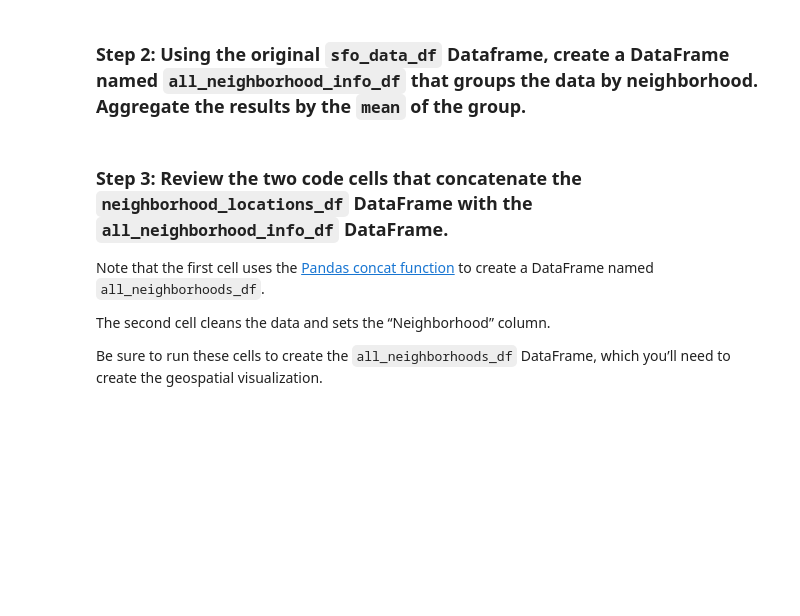
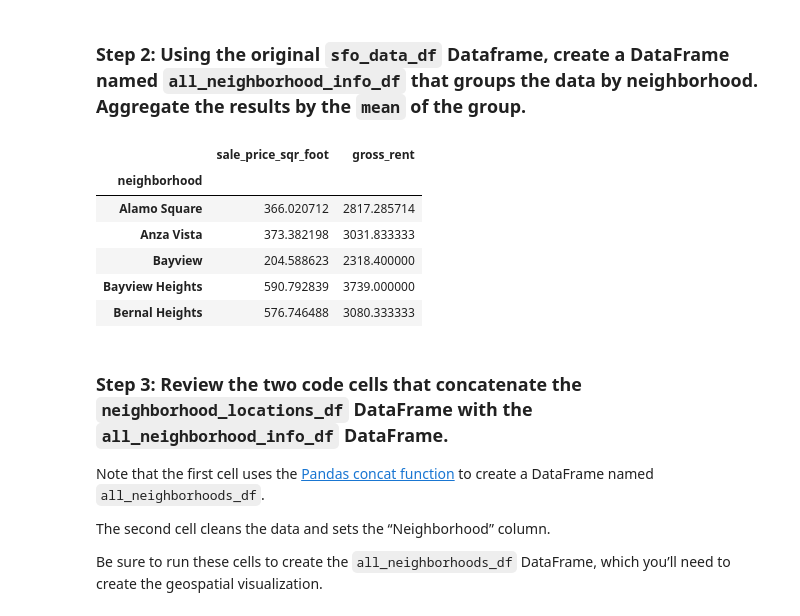
Before and after one commit to TDanner7/sf_housing_market, a Jupyter notebook: Starter_Code/san_francisco_housing.ipynb, the cells around one changed output. Saved outputs shown, nothing was run; the diff lists cells and outputs as text; code cells hidden in the pictures; blank space fills up the shorter version.

```diff
--- a/Starter_Code/san_francisco_housing.ipynb
+++ b/Starter_Code/san_francisco_housing.ipynb
@@ -430,10 +442,20 @@ neighborhood_locations_df = # YOUR CODE HERE
 ### Step 2: Using the original `sfo_data_df` Dataframe, create a DataFrame named `all_neighborhood_info_df` that groups the data by neighborhood. Aggregate the results by the `mean` of the group.
 # %%
 # Calculate the mean values for each neighborhood
-all_neighborhood_info_df = # YOUR CODE HERE
+all_neighborhood_info_df = (sfo_data_df[["neighborhood","sale_price_sqr_foot", "gross_rent"]]
+    .groupby("neighborhood")
+    .mean())
 
 # Review the resulting DataFrame
-# YOUR CODE HERE
+all_neighborhood_info_df.head()
+# %% [output]
+|  | sale_price_sqr_foot | gross_rent |
+| neighborhood |  |  |
+| Alamo Square | 366.020712 | 2817.285714 |
+| Anza Vista | 373.382198 | 3031.833333 |
+| Bayview | 204.588623 | 2318.400000 |
+| Bayview Heights | 590.792839 | 3739.000000 |
+| Bernal Heights | 576.746488 | 3080.333333 |
 # %% [markdown]
 ### Step 3: Review the two code cells that concatenate the `neighborhood_locations_df` DataFrame with the `all_neighborhood_info_df` DataFrame.
 
```
Also changed, not shown: parts of 7 cells of this notebook.
